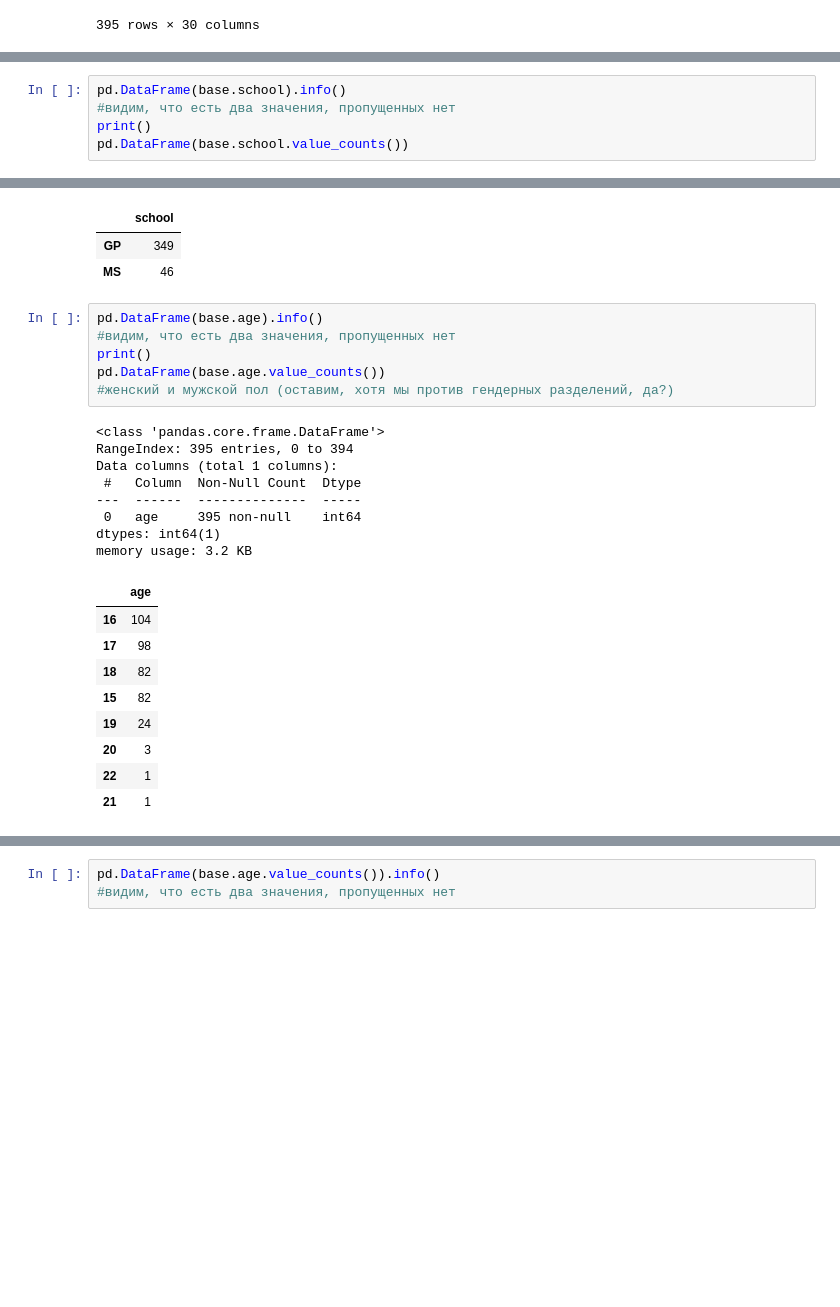
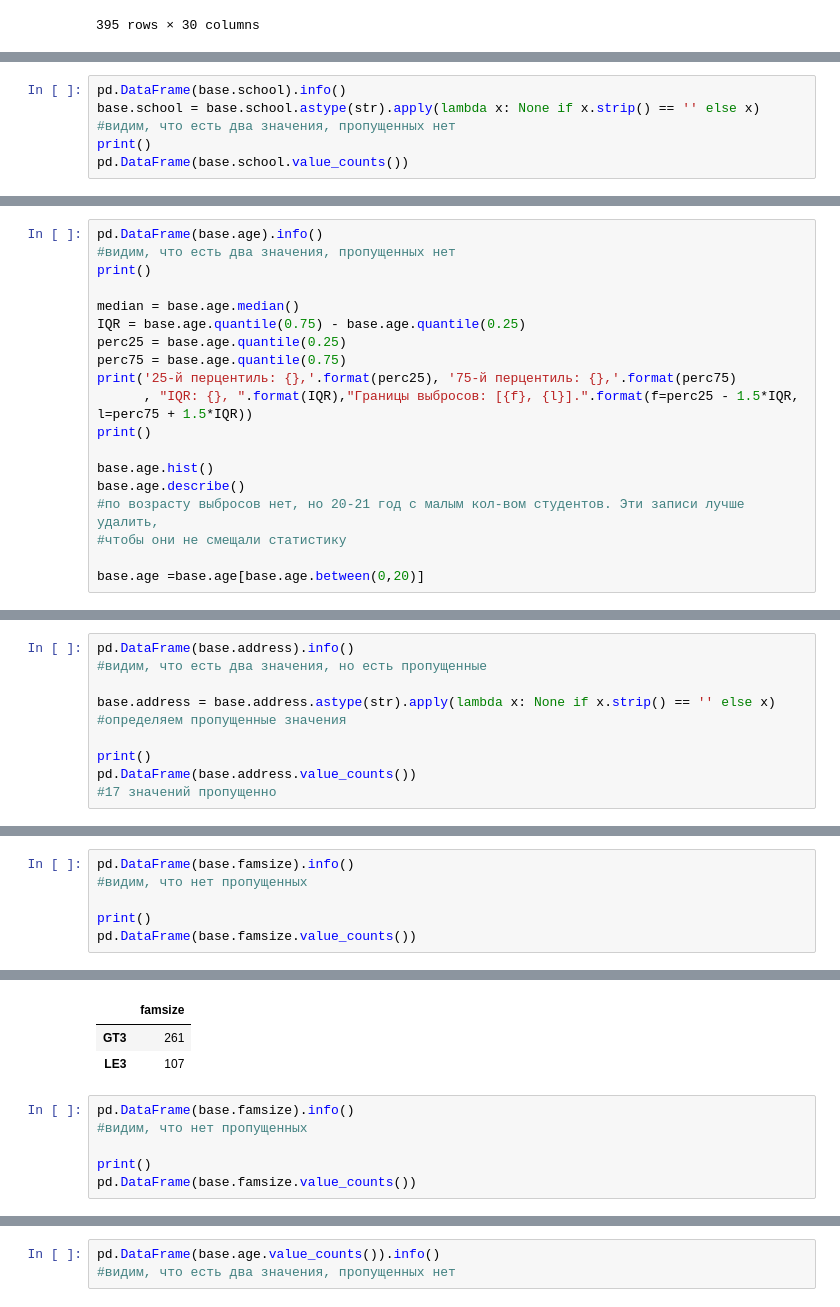
Before and after one commit to yasckevich/module_02, a Jupyter notebook: Untitled5.ipynb, the cells around one changed output, grey strips where cells are left out. Drawn from its saved outputs; the diff is of its cells as text; blank space fills up the shorter version.

```diff
--- a/Untitled5.ipynb
+++ b/Untitled5.ipynb
@@ -26,0 +49,6 @@ base
+# %%
+pd.DataFrame(base.school).info()
+base.school = base.school.astype(str).apply(lambda x: None if x.strip() == '' else x)
+#видим, что есть два значения, пропущенных нет
+print()
+pd.DataFrame(base.school.value_counts())
@@ -26,0 +67,19 @@ base
+# %%
+pd.DataFrame(base.age).info()
+#видим, что есть два значения, пропущенных нет
+print()
+
+median = base.age.median()
+IQR = base.age.quantile(0.75) - base.age.quantile(0.25)
+perc25 = base.age.quantile(0.25)
+perc75 = base.age.quantile(0.75)
+print('25-й перцентиль: {},'.format(perc25), '75-й перцентиль: {},'.format(perc75)
+      , "IQR: {}, ".format(IQR),"Границы выбросов: [{f}, {l}].".format(f=perc25 - 1.5*IQR, l=perc75 + 1.5*IQR))
+print()
+
+base.age.hist()
+base.age.describe()
+#по возрасту выбросов нет, но 20-21 год с малым кол-вом студентов. Эти записи лучше удалить,
+#чтобы они не смещали статистику
+
+base.age =base.age[base.age.between(0,20)]
@@ -26,0 +98,10 @@ base
+# %%
+pd.DataFrame(base.address).info()
+#видим, что есть два значения, но есть пропущенные
+
+base.address = base.address.astype(str).apply(lambda x: None if x.strip() == '' else x)
+#определяем пропущенные значения
+
+print()
+pd.DataFrame(base.address.value_counts())
+#17 значений пропущенно
@@ -27,8 +121,9 @@ base
 # %%
-pd.DataFrame(base.school).info()
-#видим, что есть два значения, пропущенных нет
+pd.DataFrame(base.famsize).info()
+#видим, что нет пропущенных
+
 print()
-pd.DataFrame(base.school.value_counts())
+pd.DataFrame(base.famsize.value_counts())
 # %% [output]
 <class 'pandas.core.frame.DataFrame'>
 RangeIndex: 395 entries, 0 to 394
@@ -39,29 +134,11 @@ Data columns (total 1 columns):
 dtypes: object(1)
 memory usage: 3.2+ KB
-|  | school |
-| GP | 349 |
-| MS | 46 |
+|  | famsize |
+| GT3 | 261 |
+| LE3 | 107 |
 # %%
-pd.DataFrame(base.age).info()
-#видим, что есть два значения, пропущенных нет
+pd.DataFrame(base.famsize).info()
+#видим, что нет пропущенных
+
 print()
-pd.DataFrame(base.age.value_counts())
-#женский и мужской пол (оставим, хотя мы против гендерных разделений, да?)
+pd.DataFrame(base.famsize.value_counts())
-# %% [output]
-<class 'pandas.core.frame.DataFrame'>
-RangeIndex: 395 entries, 0 to 394
-Data columns (total 1 columns):
- #   Column  Non-Null Count  Dtype
----  ------  --------------  -----
- 0   age     395 non-null    int64
-dtypes: int64(1)
-memory usage: 3.2 KB
-|  | age |
-| 16 | 104 |
-| 17 | 98 |
-| 18 | 82 |
-| 15 | 82 |
-| 19 | 24 |
-| 20 | 3 |
-| 22 | 1 |
-| 21 | 1 |
```
Also changed, not shown: parts of 10 cells of this notebook.
